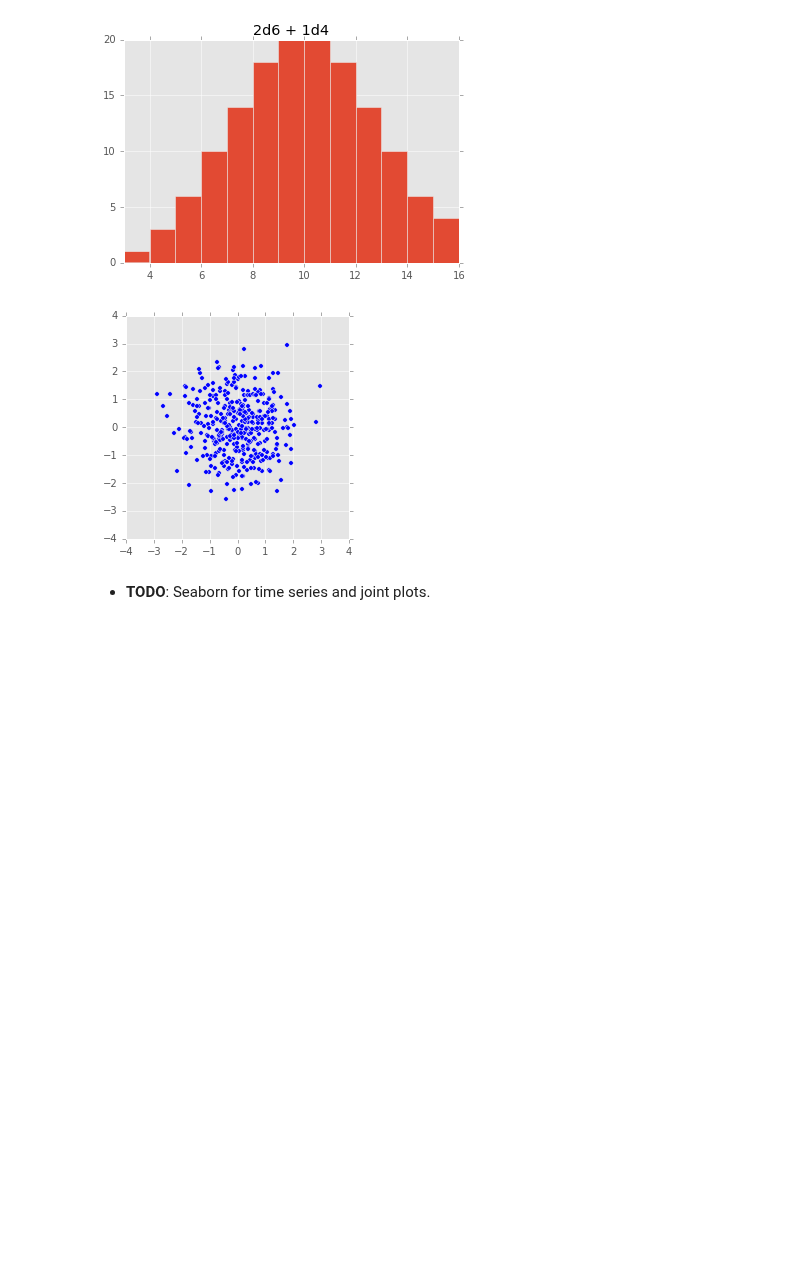
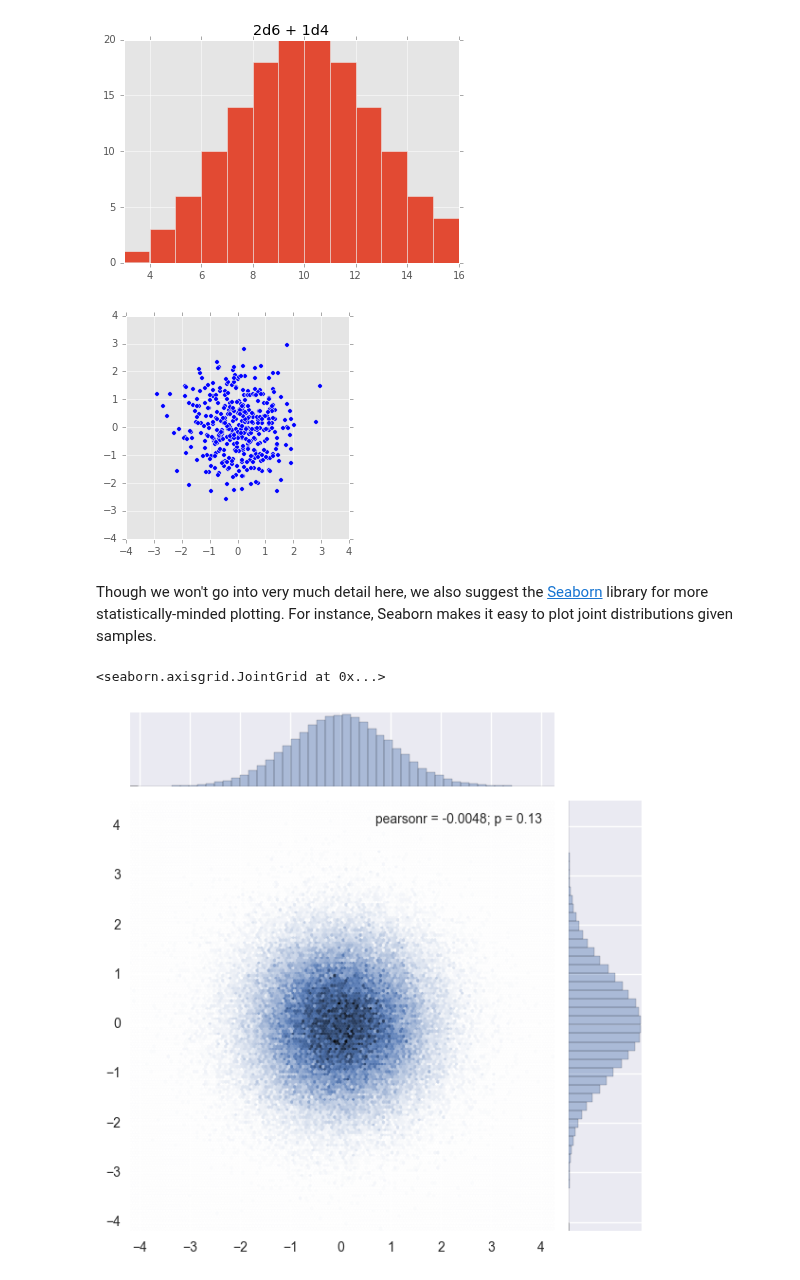
Before and after one commit to QuinnPhys/PythonWorkshop-science, a Jupyter notebook: lecture-3-python-scicomp.ipynb, the cells around one changed output. Drawn from its saved outputs; the diff is of its cells as text; code cells hidden in the pictures; blank space fills up the shorter version.

Commit message:
L3: Added very brief Pandas, Seaborn sections.

```diff
--- a/lecture-3-python-scicomp.ipynb
+++ b/lecture-3-python-scicomp.ipynb
@@ -527,5 +569,5 @@ plt.ylim(-4, 4)
 plt.gca().set_aspect('equal')
 # %% [output]
 [figure]
-# %% [markdown]
-- **TODO**: Seaborn for time series and joint plots.
+# %% [markdown]
+Though we won't go into very much detail here, we also suggest the [Seaborn](http://seaborn.pydata.org/) library for more statistically-minded plotting. For instance, Seaborn makes it easy to plot joint distributions given samples.
@@ -531,0 +576,6 @@ plt.gca().set_aspect('equal')
+# %%
+data = np.random.randn(100000, 2)
+sbs.jointplot(data[:, 0], data[:, 1], kind='hex')
+# %% [output]
+<seaborn.axisgrid.JointGrid at 0x...>
+[figure, added]
```
Also changed, not shown: parts of 14 cells of this notebook.
